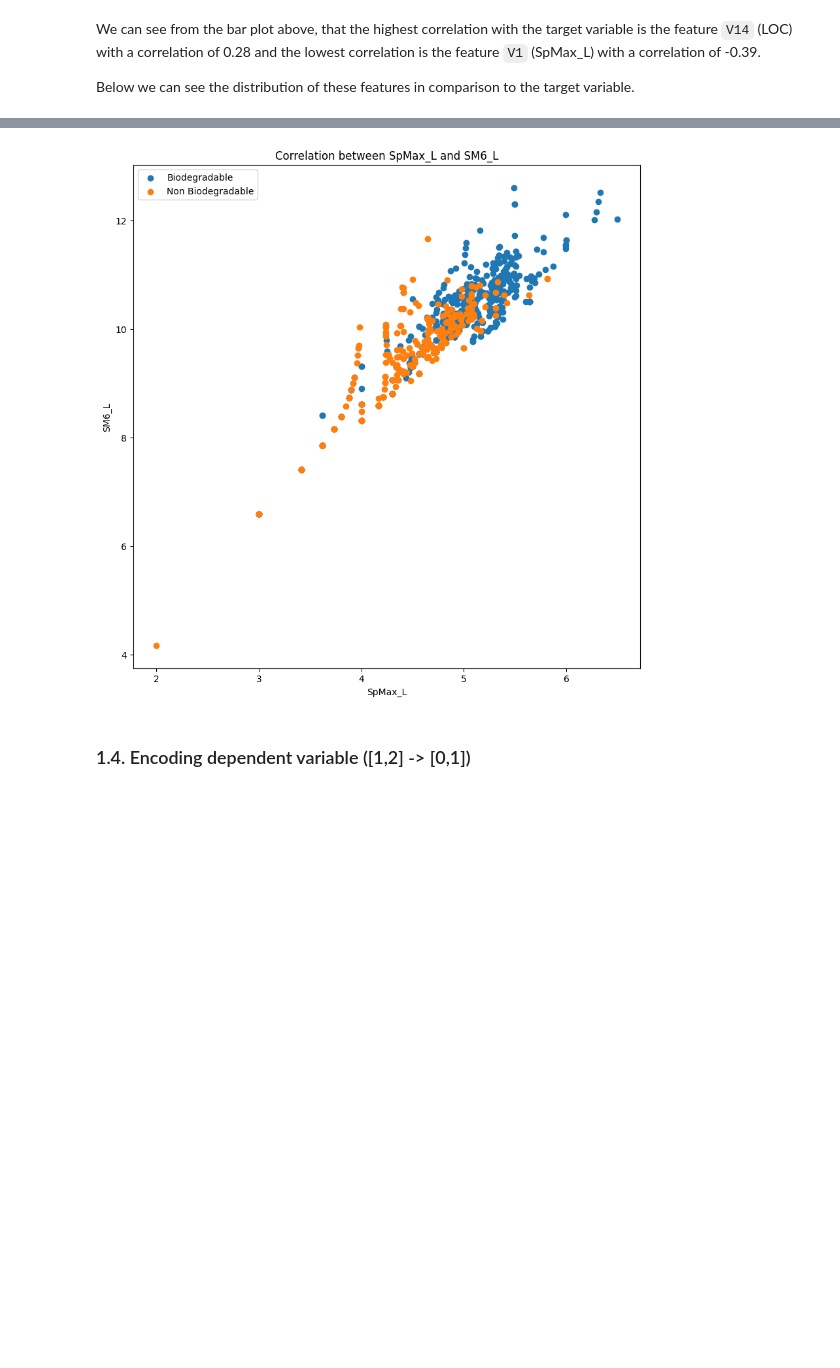
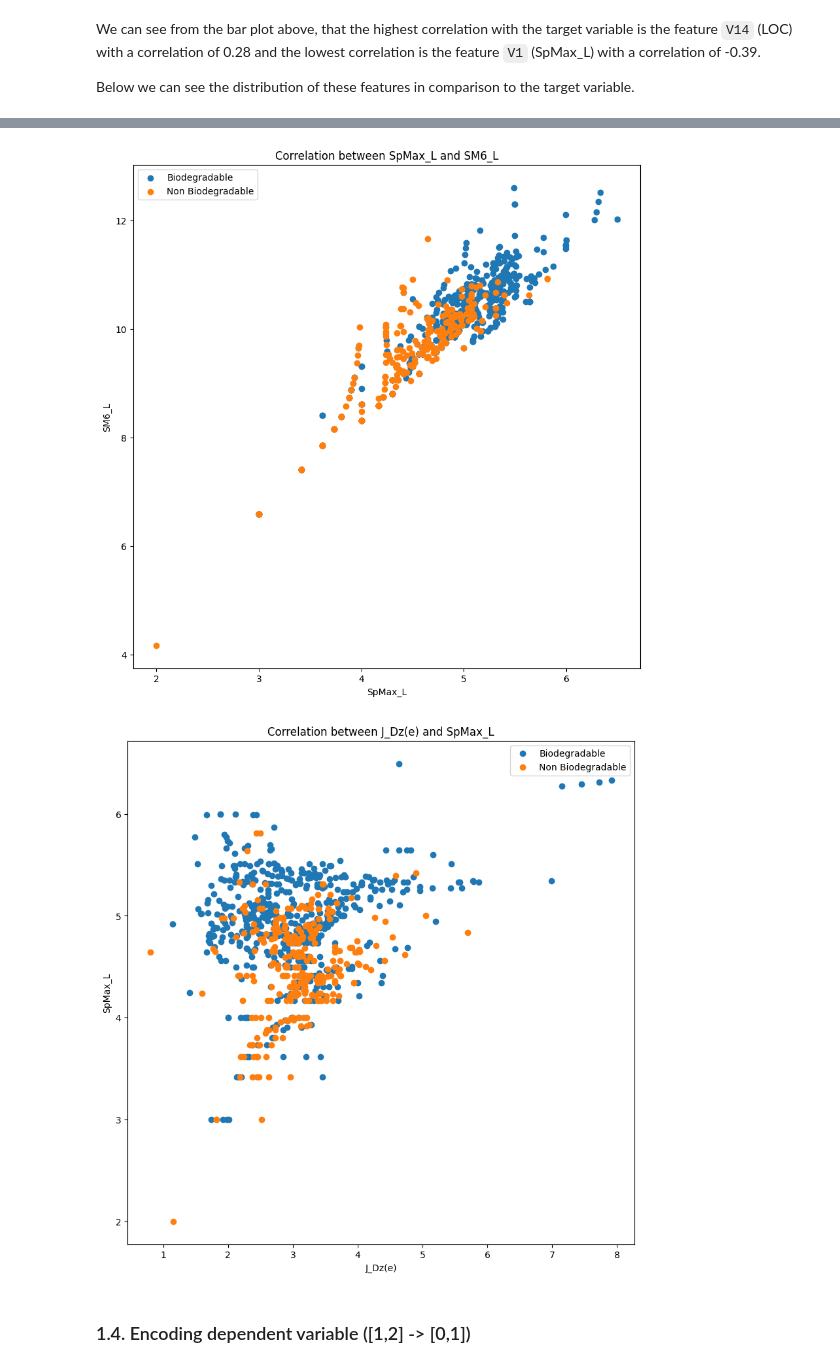
Before and after one commit to bl4ko/Biodegradability-of-Chemicals, a Jupyter notebook: Prediction.ipynb, the cells around one changed output, grey strips where cells are left out. Saved outputs shown, nothing was run; the diff lists cells and outputs as text; code cells hidden in the pictures; blank space fills up the shorter version.

```diff
--- a/Prediction.ipynb
+++ b/Prediction.ipynb
@@ -249,16 +250,18 @@ We can see from the bar plot above, that the highest correlation with the target
 Below we can see the distribution of these features in comparison to the target variable.
 # %%
 # Call plot_correlation with two features
+
 # V1 and V27
 plot_correlation(0, 26)
-# plot_correlation(0, 1)
 # V1 and V14
 plot_correlation(0, 14)
-# V1 and V39
-# plot_correlation(0, 39)
+
+# V2 and V1
+plot_correlation(1,0)
 # %% [output]
 [figure]
 [figure]
+[figure, added]
 # %% [markdown]
 ### 1.4. Encoding dependent variable ([1,2] -> [0,1])
 # %%
```
Also changed, not shown: parts of 6 cells of this notebook.
